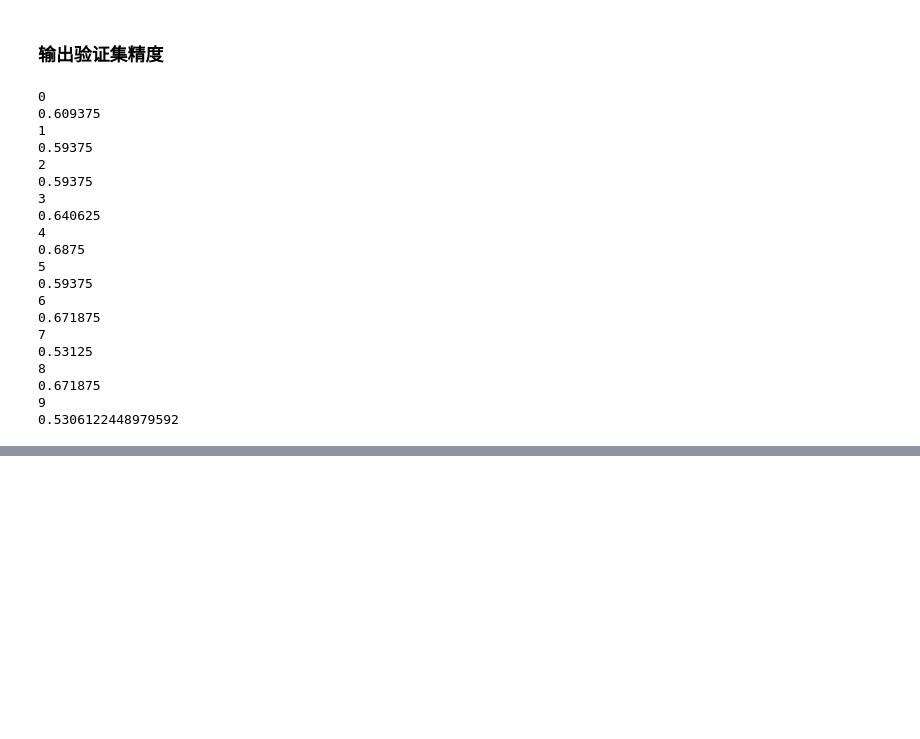
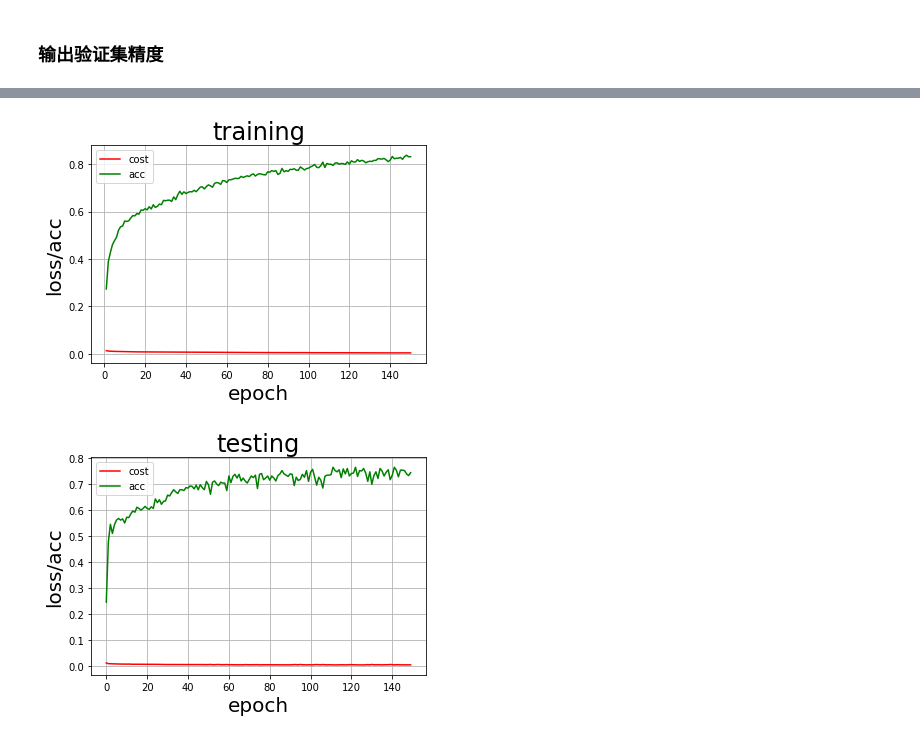
Before and after one commit to CSU-FulChou/ml_sysu, a Jupyter notebook: aistudio/hw4/hw4.ipynb, the cells around one changed output, grey strips where cells are left out. Drawn from its saved outputs; the diff is of its cells as text; code cells hidden in the pictures; blank space fills up the shorter version.

```diff
--- a/aistudio/hw4/hw4.ipynb
+++ b/aistudio/hw4/hw4.ipynb
@@ -63,8 +44,8 @@ train_parameters = {
     "eval_list_path": "data/eval.txt",         #eval.txt路径
     "readme_path": "data/readme.json",         #readme.json路径
     "label_dict":{},                                          #标签字典
-    "num_epochs": 50,                                          #训练轮数
-    "train_batch_size": 64,                                   #训练时每个批次的大小
+    "num_epochs": 150,                                          #训练轮数
+    "train_batch_size": 128,                                   #训练时每个批次的大小
     "learning_strategy": {                                    #优化函数相关的配置
         "lr": 0.0001                                          #超参数学习率
     }
@@ -239,10 +220,21 @@ class Food_dataset(Dataset):
         return len(self.img_idxs)
 # %%
 # prepare data:
+# 数据集 Augment 增广
+p = Augmentor.Pipeline()
+p.random_contrast(probability=0.5, min_factor=0.3, max_factor=0.8)
+p.random_brightness(probability=0.5, min_factor=0.5, max_factor=1.0)
+p.zoom(probability=0.5, min_factor=1.01, max_factor=1.03)
+p.random_distortion(probability=0.5, grid_height=3, grid_width=3, magnitude=6)
+p.skew(probability=0.5, magnitude=0.12)
+p.random_erasing(probability=0.5, rectangle_area=0.11)
+p.rotate(probability=0.5, max_left_rotation=4, max_right_rotation=4)
+
 train_transform = transforms.Compose([
     # transforms.ToPILImage(),
     transforms.RandomHorizontalFlip(), #随机翻转
     transforms.RandomRotation(15), #随机旋转
+    p.torch_transform(),
     transforms.ToTensor(), # to Tensor， normalize到[0,1]
 ])
 # testing，不需要数据增强（data augmentation）
@@ -319,0 +435,5 @@ class MyCNN(nn.Module):
+# %%
+# 实例化 resnet18
+resnet18 = ResNet(Residual_Block,[2, 2, 2, 2])
+resnet18.cuda()
+summary(resnet18, (3, 128, 128))
@@ -322,7 +460,7 @@ class MyCNN(nn.Module):
 # %%
 def draw_train_process(title, iters, costs, accs, label_cost, lable_acc):
     plt.title(title, fontsize=24)
-    plt.xlabel("iter", fontsize=20)
+    plt.xlabel("epoch", fontsize=20)
     plt.ylabel("loss/acc", fontsize=20)
     plt.plot(iters, costs, color='red', label=label_cost)
     plt.plot(iters, accs, color='green', label=lable_acc)
@@ -415,35 +553,19 @@ torch.save(model,'model/MyCNN.pkl')
 '''
 模型校验
 '''
-model.eval()
-prediction = []
-with torch.no_grad():
-    for i, (x, y) in enumerate(test_dataloader):
-        y_pred = model(x.to(device))
-        # 預測值中概率最大的下標即爲模型預測的食物標籤
-        # test_label = np.argmax(y_pred.cpu().data.numpy(), axis=1)
-        # print(i)
-        val_acc = np.sum(np.argmax(y_pred.cpu().data.numpy(), axis=1) == y.numpy())
-        prediction.append(val_acc / len(y))
-print('test acc: ', np.mean(prediction))
+def test(model):
+    device = 'cuda' if torch.cuda.is_available() else 'cpu'
+    model.eval()
+    prediction = []
+    with torch.no_grad():
+        for i, (x, y) in enumerate(test_dataloader):
+            y_pred = model(x.to(device))
+            # 预测值中概率最大的下标即为模型预测的食物标签
+            # test_label = np.argmax(y_pred.cpu().data.numpy(), axis=1)
+            # print(i)
+            val_acc = np.sum(np.argmax(y_pred.cpu().data.numpy(), axis=1) == y.numpy())
+            prediction.append(val_acc / len(y))
+    print('test acc: ', np.mean(prediction))
-# %% [output]
-0
-0.609375
-1
-0.59375
-2
-0.59375
-3
-0.640625
-4
-0.6875
-5
-0.59375
-6
-0.671875
-7
-0.53125
-8
-0.671875
-9
-0.5306122448979592
+# %%
+train(resnet18)
+# %% [output]
@@ -449,0 +589,2 @@ print('test acc: ', np.mean(prediction))
+[figure, added]
+[figure, added]
```
Also changed, not shown: parts of 11 cells of this notebook, 17 other files.
